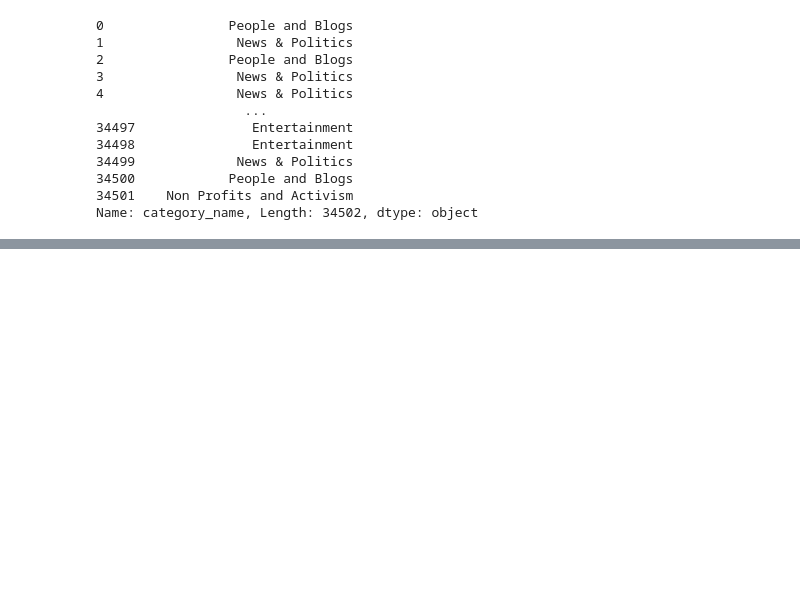
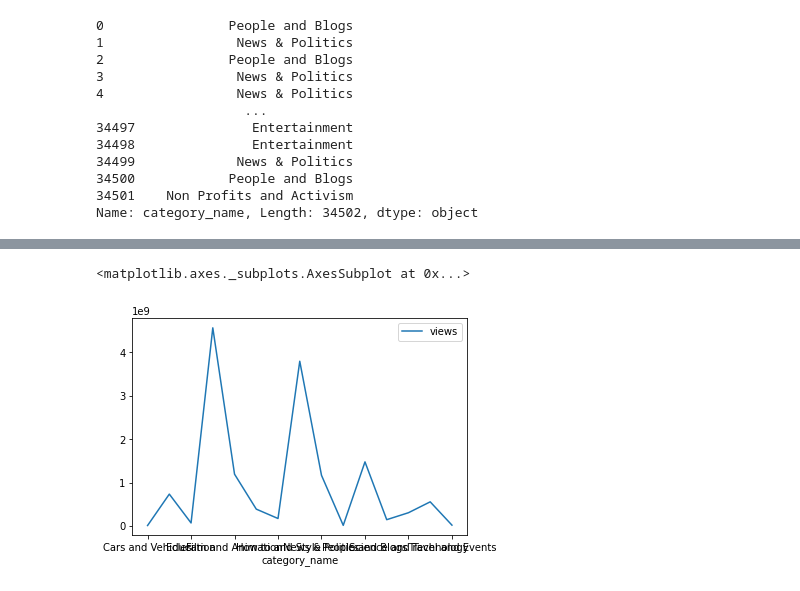
Before and after one commit to bldev2473/KaggleWithColab, a Jupyter notebook: TrendingYouTubeVideoStatistics.ipynb, the cells around one changed output, grey strips where cells are left out. Saved outputs shown, nothing was run; the diff lists cells and outputs as text; code cells hidden in the pictures; blank space fills up the shorter version.

```diff
--- a/TrendingYouTubeVideoStatistics.ipynb
+++ b/TrendingYouTubeVideoStatistics.ipynb
@@ -303,0 +324,5 @@ Name: category_name, Length: 34502, dtype: object
+# %%
+df_category_name.groupby('category_name').sum().plot()
+# %% [output]
+<matplotlib.axes._subplots.AxesSubplot at 0x...>
+[figure, added]
```
Also changed, not shown: parts of 2 cells of this notebook.
